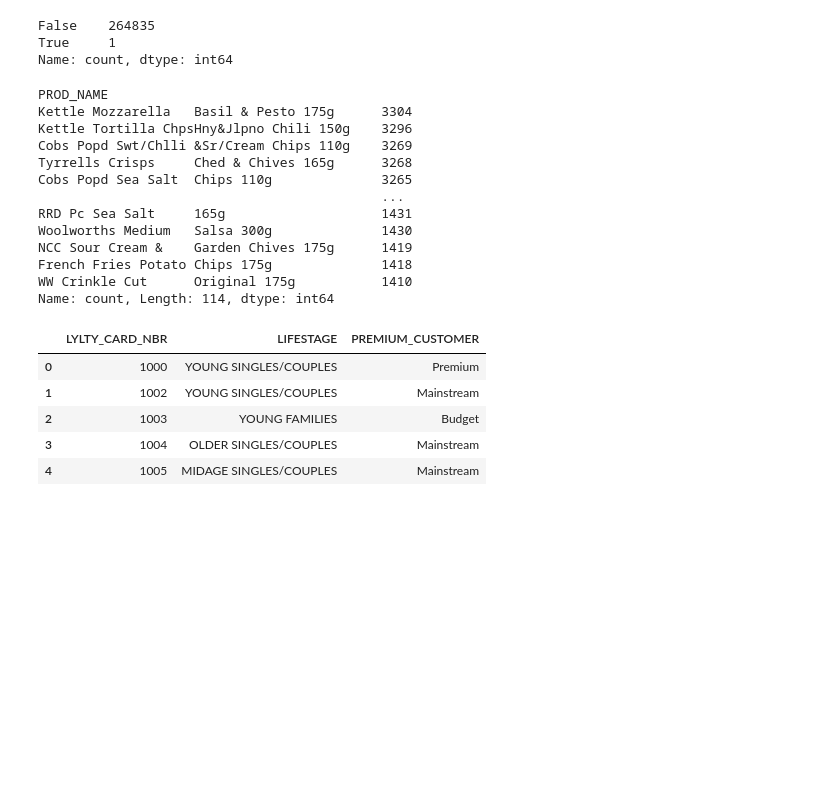
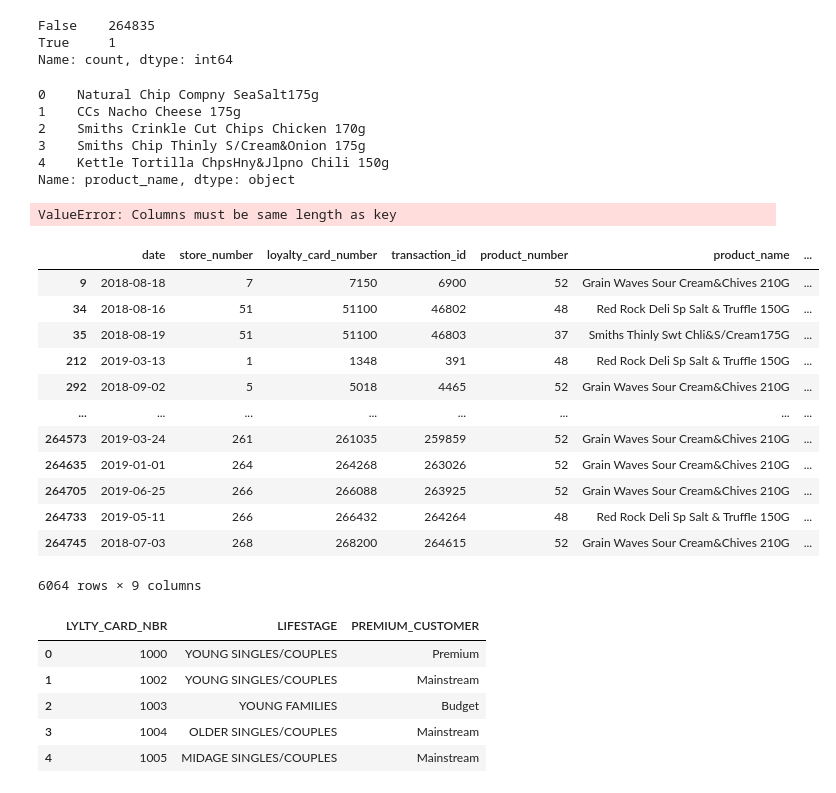
Before and after one commit to 7086600/quantium_project, a Jupyter notebook: quantium.ipynb, the cells around one changed output. Drawn from its saved outputs; the diff is of its cells as text; code cells hidden in the pictures; blank space fills up the shorter version.

Commit message:
product names column removing extra spaces; extracting weight from product names

```diff
--- a/quantium.ipynb
+++ b/quantium.ipynb
@@ -173,21 +173,43 @@ False    264835
 True     1
 Name: count, dtype: int64
 # %%
-transactions['PROD_NAME'].value_counts()
+# cleaning product names column
+transactions['product_name'] = transactions['product_name'].str.strip() \
+    .str.replace(r'\s+', ' ', regex=True)
+
+transactions['product_name'].head()
 # %% [output]
-PROD_NAME
-Kettle Mozzarella   Basil & Pesto 175g      3304
-Kettle Tortilla ChpsHny&Jlpno Chili 150g    3296
-Cobs Popd Swt/Chlli &Sr/Cream Chips 110g    3269
-Tyrrells Crisps     Ched & Chives 165g      3268
-Cobs Popd Sea Salt  Chips 110g              3265
-                                            ...
-RRD Pc Sea Salt     165g                    1431
-Woolworths Medium   Salsa 300g              1430
-NCC Sour Cream &    Garden Chives 175g      1419
-French Fries Potato Chips 175g              1418
-WW Crinkle Cut      Original 175g           1410
-Name: count, Length: 114, dtype: int64
+0    Natural Chip Compny SeaSalt175g
+1    CCs Nacho Cheese 175g
+2    Smiths Crinkle Cut Chips Chicken 170g
+3    Smiths Chip Thinly S/Cream&Onion 175g
+4    Kettle Tortilla ChpsHny&Jlpno Chili 150g
+Name: product_name, dtype: object
+# %%
+# extracting weight from product names
+transactions['product_weight'] = transactions['product_name'] \
+    .str.extract(r'(\d+)(gG)') \
+    .astype(float)
+
+transactions.dtypes
+# %% [output]
+ValueError: Columns must be same length as key
+# %%
+transactions[transactions['product_weight'].isna()]
+# %% [output]
+|  | date | store_number | loyalty_card_number | transaction_id | product_number | product_name | ... |
+| 9 | 2018-08-18 | 7 | 7150 | 6900 | 52 | Grain Waves Sour Cream&Chives 210G | ... |
+| 34 | 2018-08-16 | 51 | 51100 | 46802 | 48 | Red Rock Deli Sp Salt & Truffle 150G | ... |
+| 35 | 2018-08-19 | 51 | 51100 | 46803 | 37 | Smiths Thinly Swt Chli&S/Cream175G | ... |
+| 212 | 2019-03-13 | 1 | 1348 | 391 | 48 | Red Rock Deli Sp Salt & Truffle 150G | ... |
+| 292 | 2018-09-02 | 5 | 5018 | 4465 | 52 | Grain Waves Sour Cream&Chives 210G | ... |
+| ... | ... | ... | ... | ... | ... | ... | ... |
+| 264573 | 2019-03-24 | 261 | 261035 | 259859 | 52 | Grain Waves Sour Cream&Chives 210G | ... |
+| 264635 | 2019-01-01 | 264 | 264268 | 263026 | 52 | Grain Waves Sour Cream&Chives 210G | ... |
+| 264705 | 2019-06-25 | 266 | 266088 | 263925 | 52 | Grain Waves Sour Cream&Chives 210G | ... |
+| 264733 | 2019-05-11 | 266 | 266432 | 264264 | 48 | Red Rock Deli Sp Salt & Truffle 150G | ... |
+| 264745 | 2018-07-03 | 268 | 268200 | 264615 | 52 | Grain Waves Sour Cream&Chives 210G | ... |
+6064 rows × 9 columns
 # %%
 purchase_behaviour.head()
 # %% [output]
```
